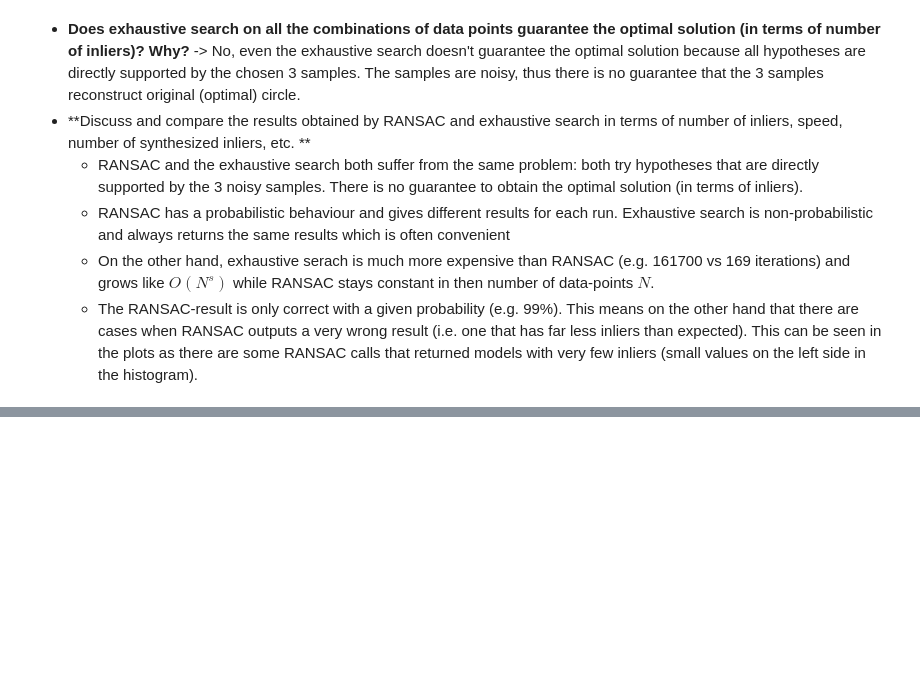
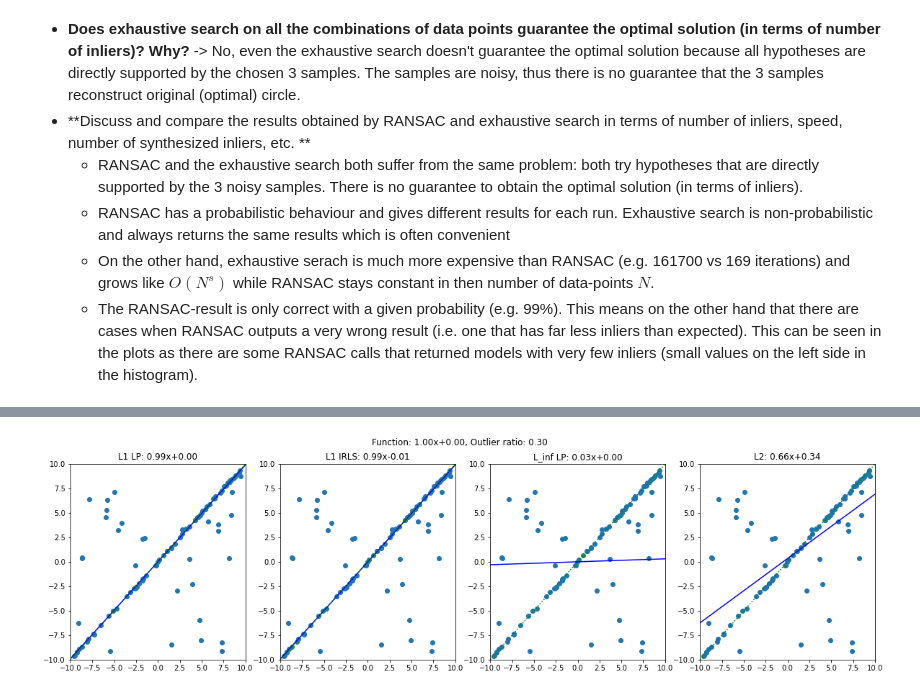
Before and after one commit to voigta/MathFoundFS21, a Jupyter notebook: exercise1.ipynb, the cells around one changed output, grey strips where cells are left out. Saved outputs shown, nothing was run; the diff lists cells and outputs as text; code cells hidden in the pictures; blank space fills up the shorter version.

```diff
--- a/exercise1.ipynb
+++ b/exercise1.ipynb
@@ -286,0 +425,4 @@ N*(N-1)*(N-2)/6 = 166661666700000.0
+# %%
+plot_results(0.3)
+# %% [output]
+[figure, added]
```
Also changed, not shown: parts of 16 cells of this notebook.
